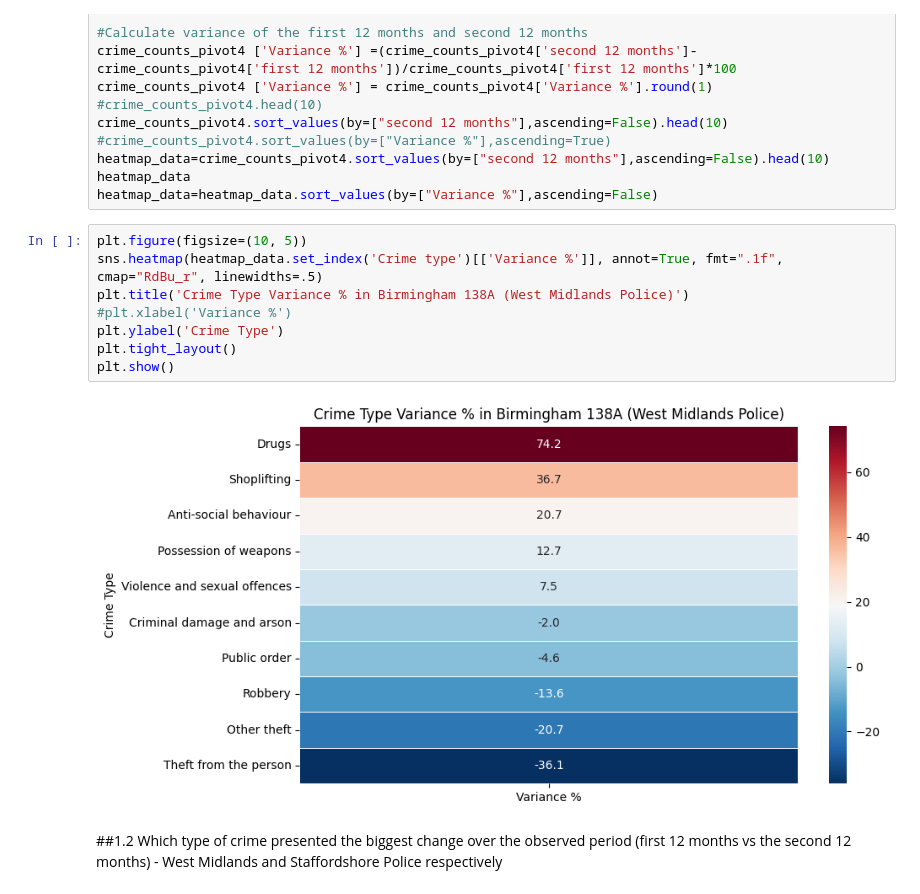
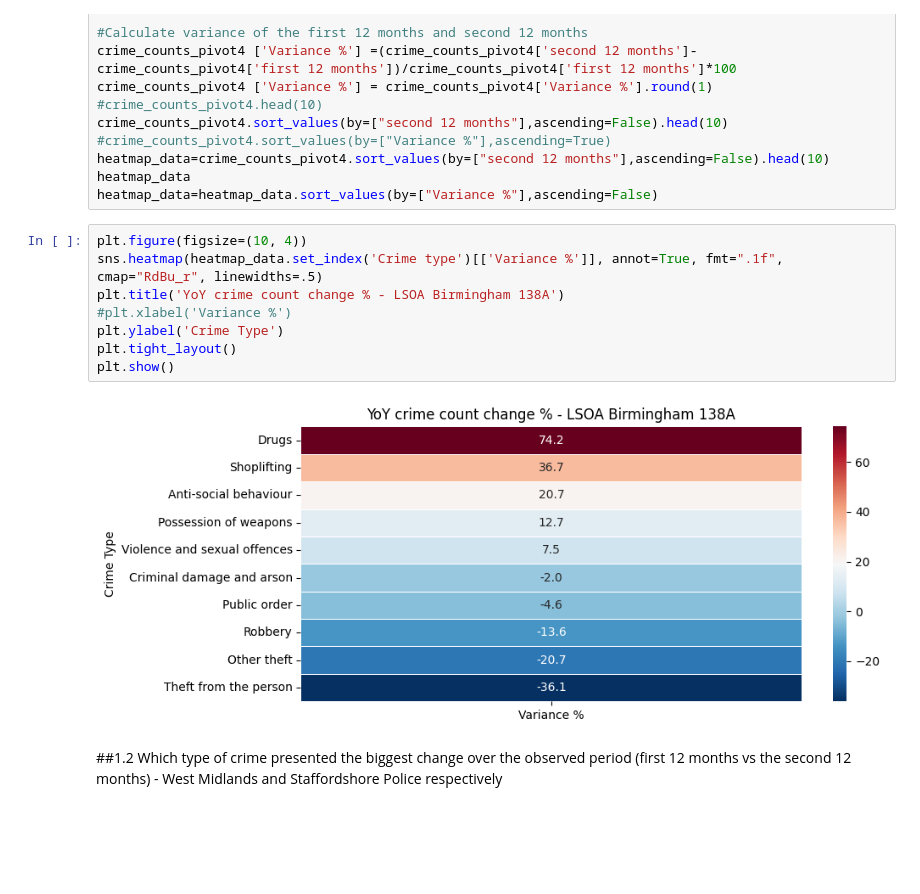
Before and after one commit to zhangwiki86-soton/L7---Data-Analysis-and-Visualisation, a Jupyter notebook: DRAFT Test Glob Final.ipynb, the cells around one changed output. Drawn from its saved outputs; the diff is of its cells as text; blank space fills up the shorter version.

```diff
--- a/DRAFT Test Glob Final.ipynb
+++ b/DRAFT Test Glob Final.ipynb
@@ -617,15 +617,15 @@ heatmap_data=crime_counts_pivot4.sort_values(by=["second 12 months"],ascending=F
 heatmap_data
 heatmap_data=heatmap_data.sort_values(by=["Variance %"],ascending=False)
 # %%
-plt.figure(figsize=(10, 5))
+plt.figure(figsize=(10, 4))
 sns.heatmap(heatmap_data.set_index('Crime type')[['Variance %']], annot=True, fmt=".1f", cmap="RdBu_r", linewidths=.5)
-plt.title('Crime Type Variance % in Birmingham 138A (West Midlands Police)')
+plt.title('YoY crime count change % - LSOA Birmingham 138A')
 #plt.xlabel('Variance %')
 plt.ylabel('Crime Type')
 plt.tight_layout()
 plt.show()
 # %% [output]
-[figure, old version]
+[figure, new version]
 # %% [markdown]
 ##1.2 Which type of crime presented the biggest change over the observed period (first 12 months vs the second 12 months) -  West Midlands and Staffordshore Police respectively
 # %%
```
Also changed, not shown: parts of 11 cells of this notebook.
